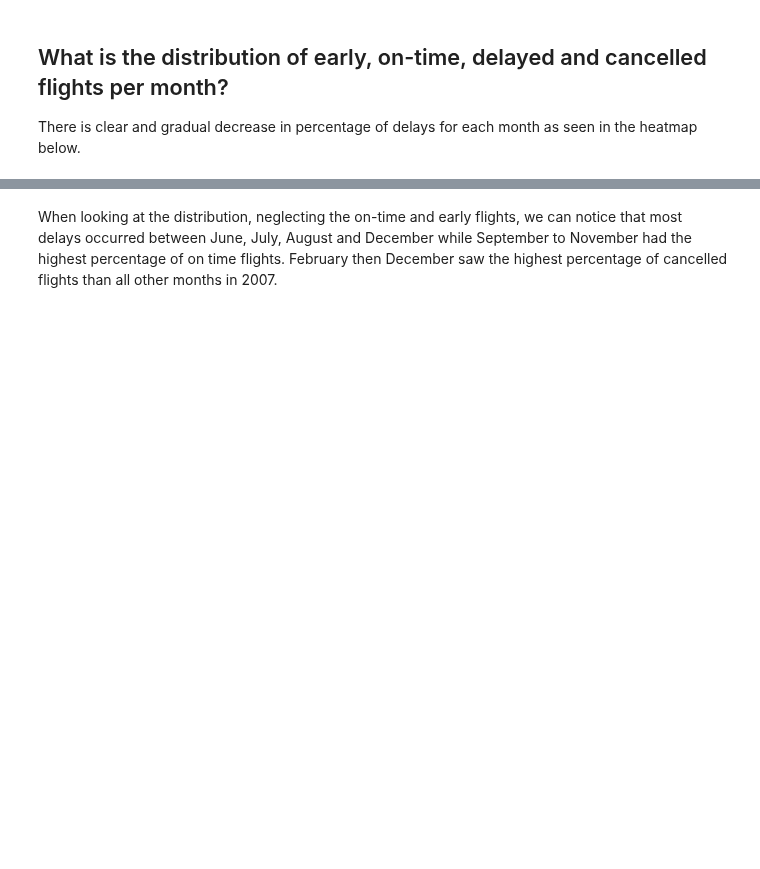
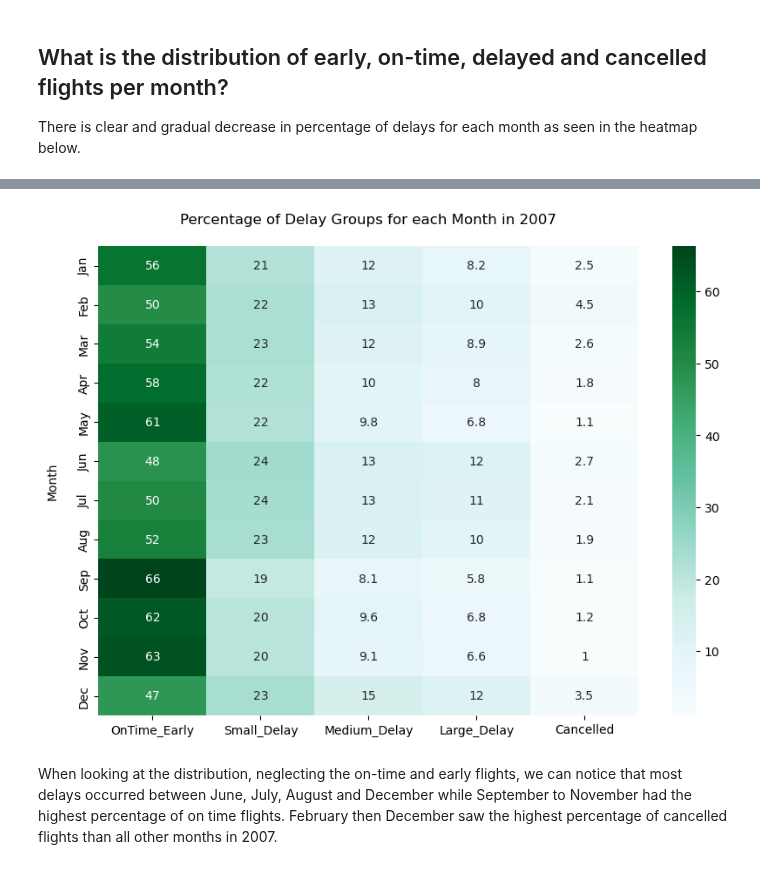
Before and after one commit to EsosaOrumwese/ALX-T-Nanodegree, a Jupyter notebook: Data Analytics/Projects/Airline On-Time Performance Data/slide_deck.ipynb, the cells around one changed output, grey strips where cells are left out. Cells and saved outputs as stored; diff of their text form; code cells hidden in the pictures; blank space fills up the shorter version.

```diff
--- a/Data Analytics/Projects/Airline On-Time Performance Data/slide_deck.ipynb
+++ b/Data Analytics/Projects/Airline On-Time Performance Data/slide_deck.ipynb
@@ -88,2 +131,19 @@ There is clear and gradual decrease in percentage of delays for each month as se
+# %%
+# normalize=True, gets the proportion of each value by the row.
+airline_df_agg = airline_df.groupby('Month')['DelayGroup'].value_counts(normalize=True).unstack()
+
+# sorting columns
+airline_df_agg = airline_df_agg[['OnTime_Early', 'Small_Delay', 'Medium_Delay',
+                                 'Large_Delay', 'Cancelled']]
+# %%
+plt.figure(figsize=[10,7])
+sns.heatmap((airline_df_agg*100), cmap='BuGn', annot=True)
+plt.title('Percentage of Delay Groups for each Month in 2007\n')
+plt.xlabel('')
+plt.ylabel('Month\n')
+
+plt.show();
+# %% [output]
+[figure, added]
 # %% [markdown]
 When looking at the distribution, neglecting the on-time and early flights, we can notice that most delays occurred between June, July, August and December while September to November had the highest percentage of on time flights. February then December saw the highest percentage of cancelled flights than all other months in 2007.
```
Also changed, not shown: parts of 38 cells of this notebook, 4 other files.
